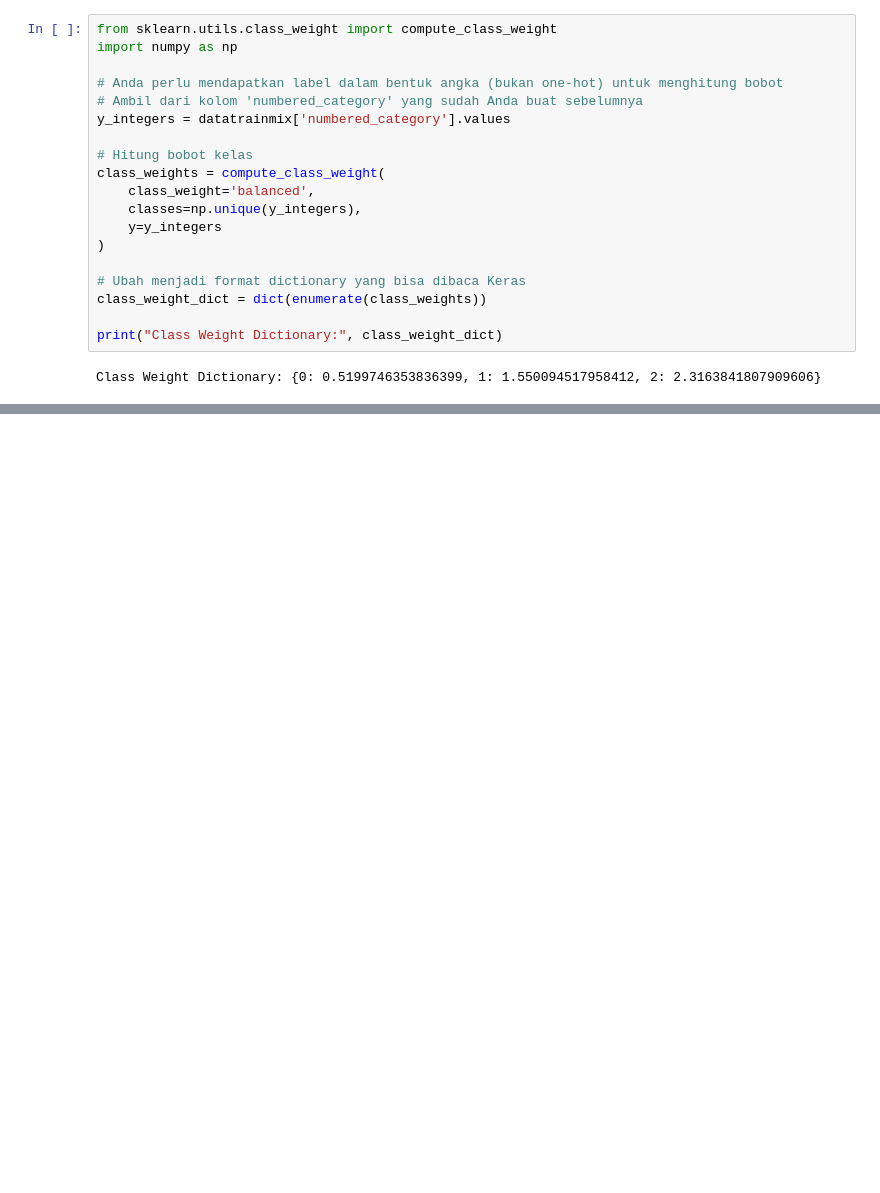
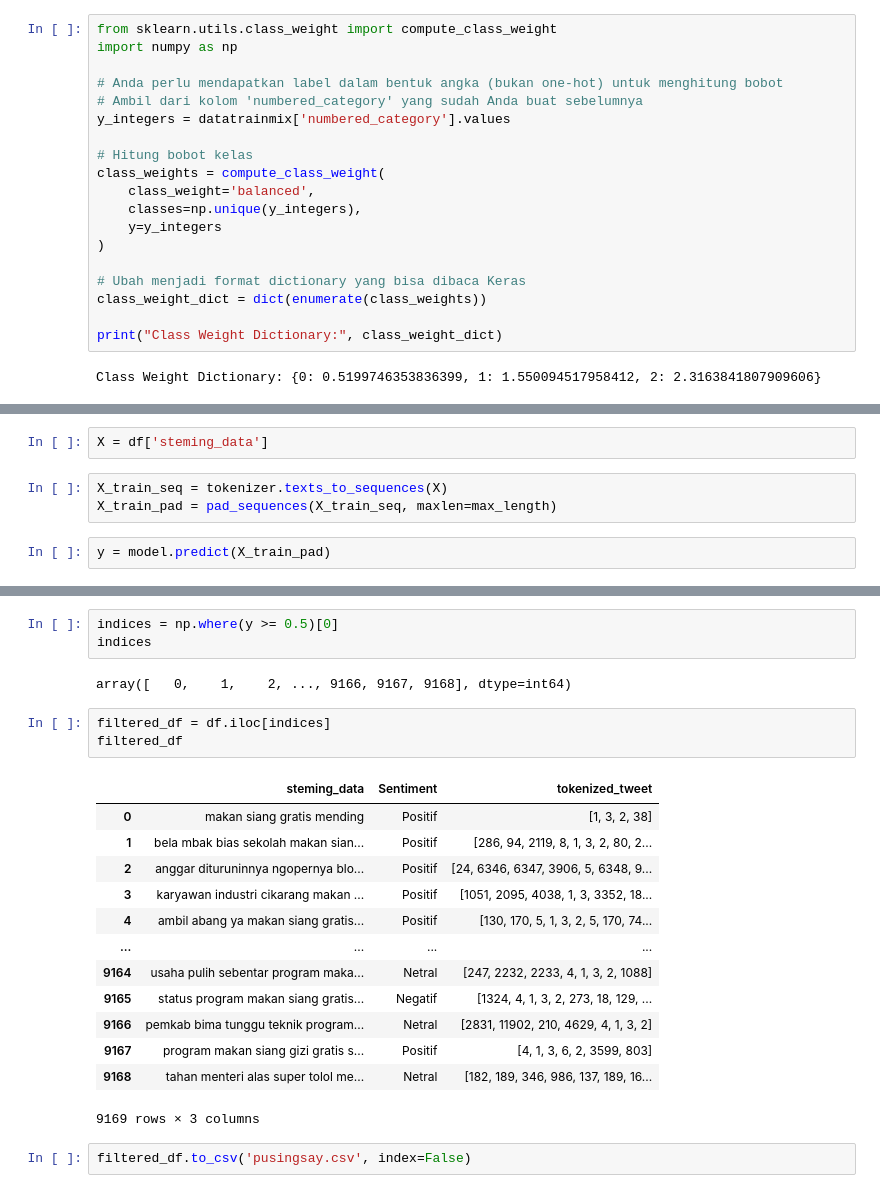
Before and after one commit to yuemway/Analisis-Sentimen-Masyarakat-pada-Program-Makan-Siang-Gratis, a Jupyter notebook: gataw.ipynb, the cells around one changed output, grey strips where cells are left out. Saved outputs shown, nothing was run; the diff lists cells and outputs as text; blank space fills up the shorter version.

```diff
--- a/gataw.ipynb
+++ b/gataw.ipynb
@@ -366,0 +320,7 @@ plt.show()
+# %%
+X = df['steming_data']
+# %%
+X_train_seq = tokenizer.texts_to_sequences(X)
+X_train_pad = pad_sequences(X_train_seq, maxlen=max_length)
+# %%
+y = model.predict(X_train_pad)
@@ -366,0 +329,24 @@ plt.show()
+# %%
+indices = np.where(y >= 0.5)[0]
+indices
+# %% [output]
+array([   0,    1,    2, ..., 9166, 9167, 9168], dtype=int64)
+# %%
+filtered_df = df.iloc[indices]
+filtered_df
+# %% [output]
+|  | steming_data | Sentiment | tokenized_tweet |
+| 0 | makan siang gratis mending | Positif | [1, 3, 2, 38] |
+| 1 | bela mbak bias sekolah makan sian... | Positif | [286, 94, 2119, 8, 1, 3, 2, 80, 2... |
+| 2 | anggar dituruninnya ngopernya blo... | Positif | [24, 6346, 6347, 3906, 5, 6348, 9... |
+| 3 | karyawan industri cikarang makan ... | Positif | [1051, 2095, 4038, 1, 3, 3352, 18... |
+| 4 | ambil abang ya makan siang gratis... | Positif | [130, 170, 5, 1, 3, 2, 5, 170, 74... |
+| ... | ... | ... | ... |
+| 9164 | usaha pulih sebentar program maka... | Netral | [247, 2232, 2233, 4, 1, 3, 2, 1088] |
+| 9165 | status program makan siang gratis... | Negatif | [1324, 4, 1, 3, 2, 273, 18, 129, ... |
+| 9166 | pemkab bima tunggu teknik program... | Netral | [2831, 11902, 210, 4629, 4, 1, 3, 2] |
+| 9167 | program makan siang gizi gratis s... | Positif | [4, 1, 3, 6, 2, 3599, 803] |
+| 9168 | tahan menteri alas super tolol me... | Netral | [182, 189, 346, 986, 137, 189, 16... |
+9169 rows × 3 columns
+# %%
+filtered_df.to_csv('pusingsay.csv', index=False)
```
Also changed, not shown: parts of 15 cells of this notebook, 4 other files.
